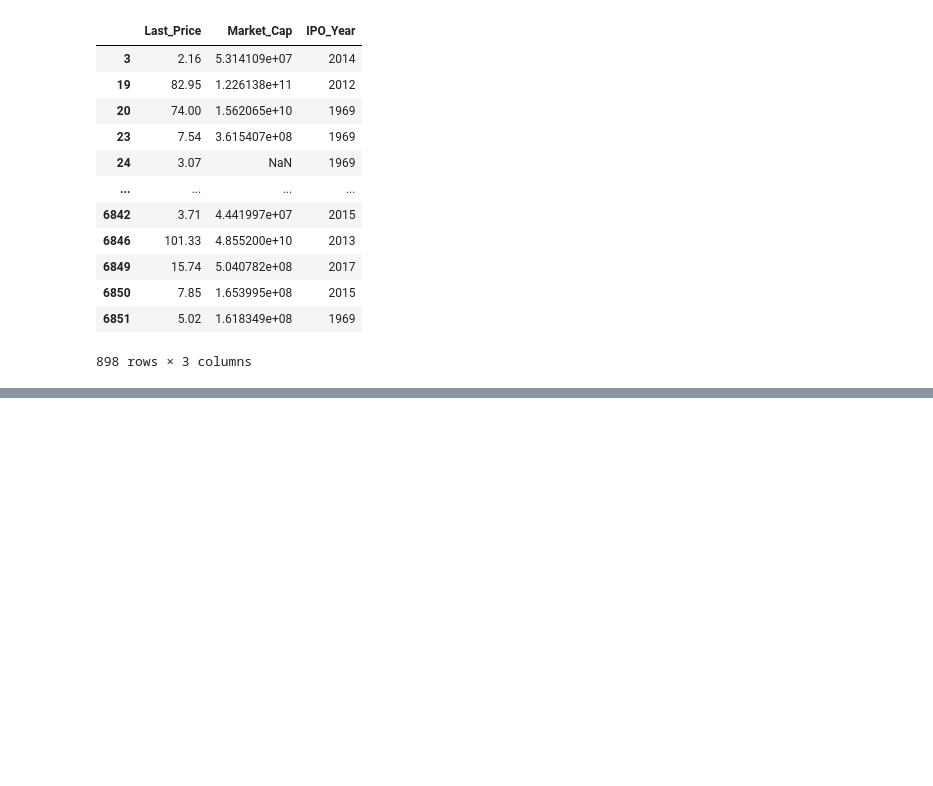
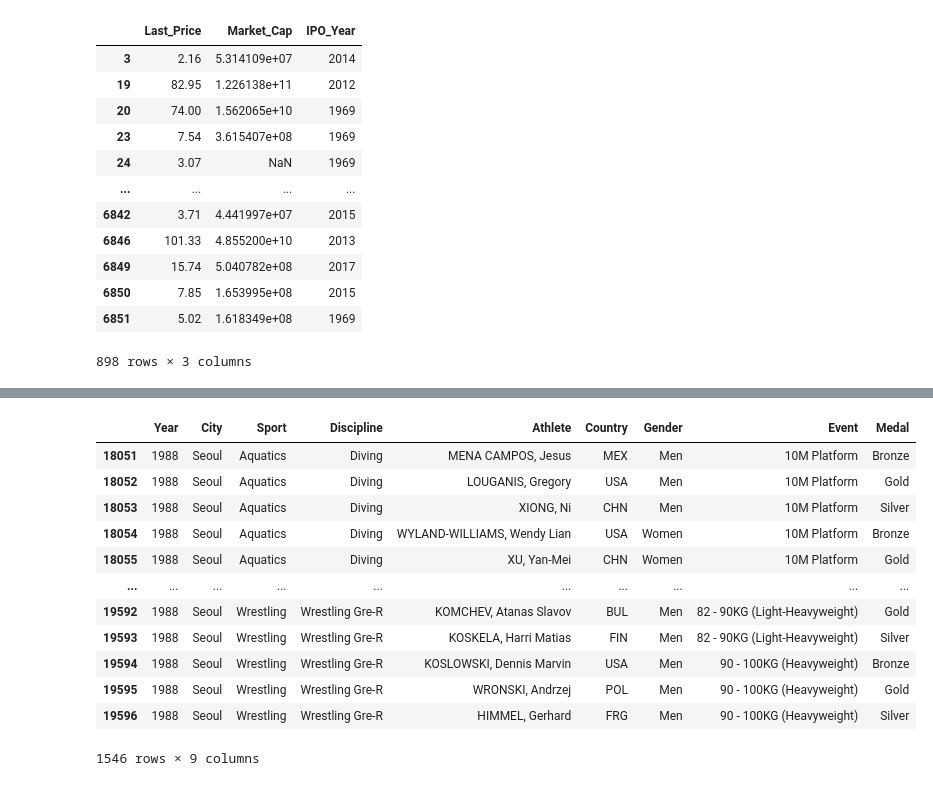
Before and after one commit to Danny-80/Manage-finance-with-Python, a Jupyter notebook: Jupyter_notebooks/filtering-dataframes.ipynb, the cells around one changed output, grey strips where cells are left out. Saved outputs shown, nothing was run; the diff lists cells and outputs as text; code cells hidden in the pictures; blank space fills up the shorter version.

```diff
--- a/Jupyter_notebooks/filtering-dataframes.ipynb
+++ b/Jupyter_notebooks/filtering-dataframes.ipynb
@@ -201,0 +290,18 @@ healthcare.loc[:, mask_1] # include only numeric columns
+# %%
+og_1988 = summer.loc[summer.Year == 1988]
+# %%
+og_1988
+# %% [output]
+|  | Year | City | Sport | Discipline | Athlete | Country | Gender | Event | Medal |
+| 18051 | 1988 | Seoul | Aquatics | Diving | MENA CAMPOS, Jesus | MEX | Men | 10M Platform | Bronze |
+| 18052 | 1988 | Seoul | Aquatics | Diving | LOUGANIS, Gregory | USA | Men | 10M Platform | Gold |
+| 18053 | 1988 | Seoul | Aquatics | Diving | XIONG, Ni | CHN | Men | 10M Platform | Silver |
+| 18054 | 1988 | Seoul | Aquatics | Diving | WYLAND-WILLIAMS, Wendy Lian | USA | Women | 10M Platform | Bronze |
+| 18055 | 1988 | Seoul | Aquatics | Diving | XU, Yan-Mei | CHN | Women | 10M Platform | Gold |
+| ... | ... | ... | ... | ... | ... | ... | ... | ... | ... |
+| 19592 | 1988 | Seoul | Wrestling | Wrestling Gre-R | KOMCHEV, Atanas Slavov | BUL | Men | 82 - 90KG (Light-Heavyweight) | Gold |
+| 19593 | 1988 | Seoul | Wrestling | Wrestling Gre-R | KOSKELA, Harri Matias | FIN | Men | 82 - 90KG (Light-Heavyweight) | Silver |
+| 19594 | 1988 | Seoul | Wrestling | Wrestling Gre-R | KOSLOWSKI, Dennis Marvin | USA | Men | 90 - 100KG (Heavyweight) | Bronze |
+| 19595 | 1988 | Seoul | Wrestling | Wrestling Gre-R | WRONSKI, Andrzej | POL | Men | 90 - 100KG (Heavyweight) | Gold |
+| 19596 | 1988 | Seoul | Wrestling | Wrestling Gre-R | HIMMEL, Gerhard | FRG | Men | 90 - 100KG (Heavyweight) | Silver |
+1546 rows × 9 columns
```
Also changed, not shown: parts of 84 cells of this notebook, 1 other file.
